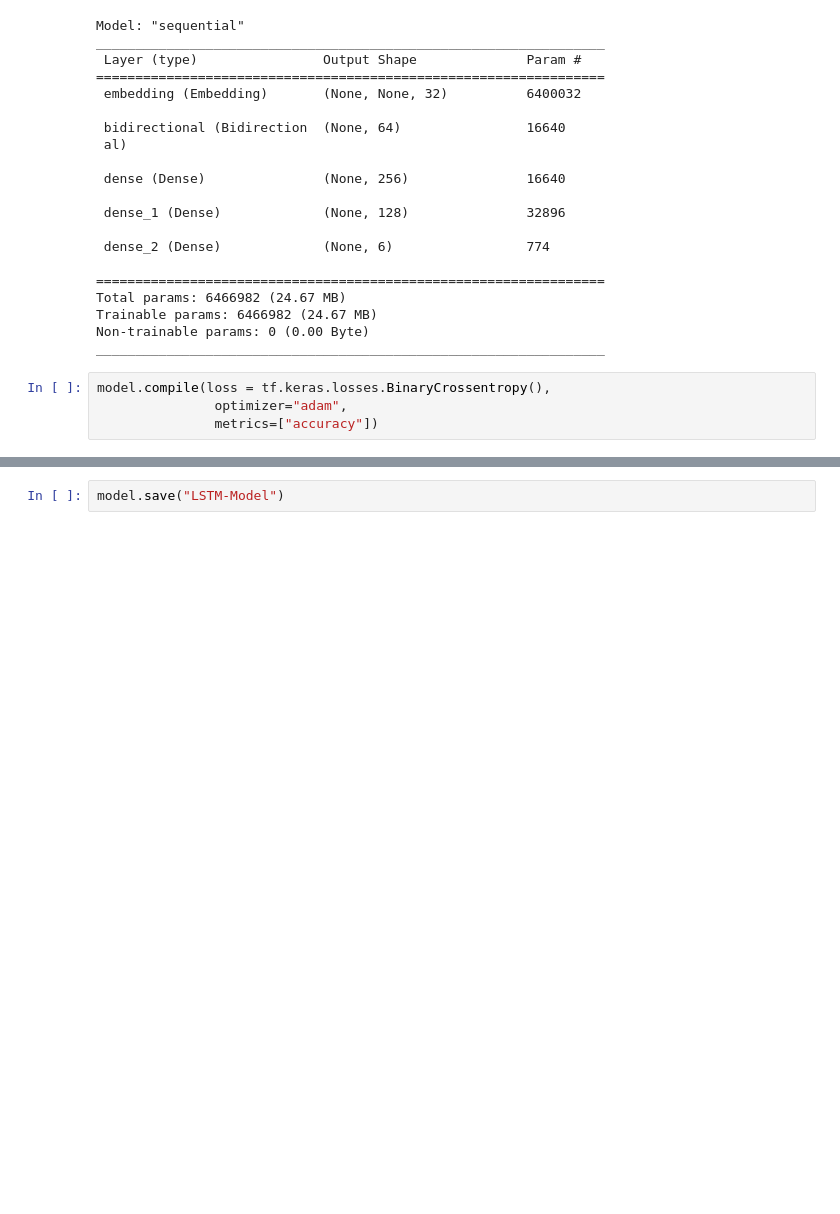
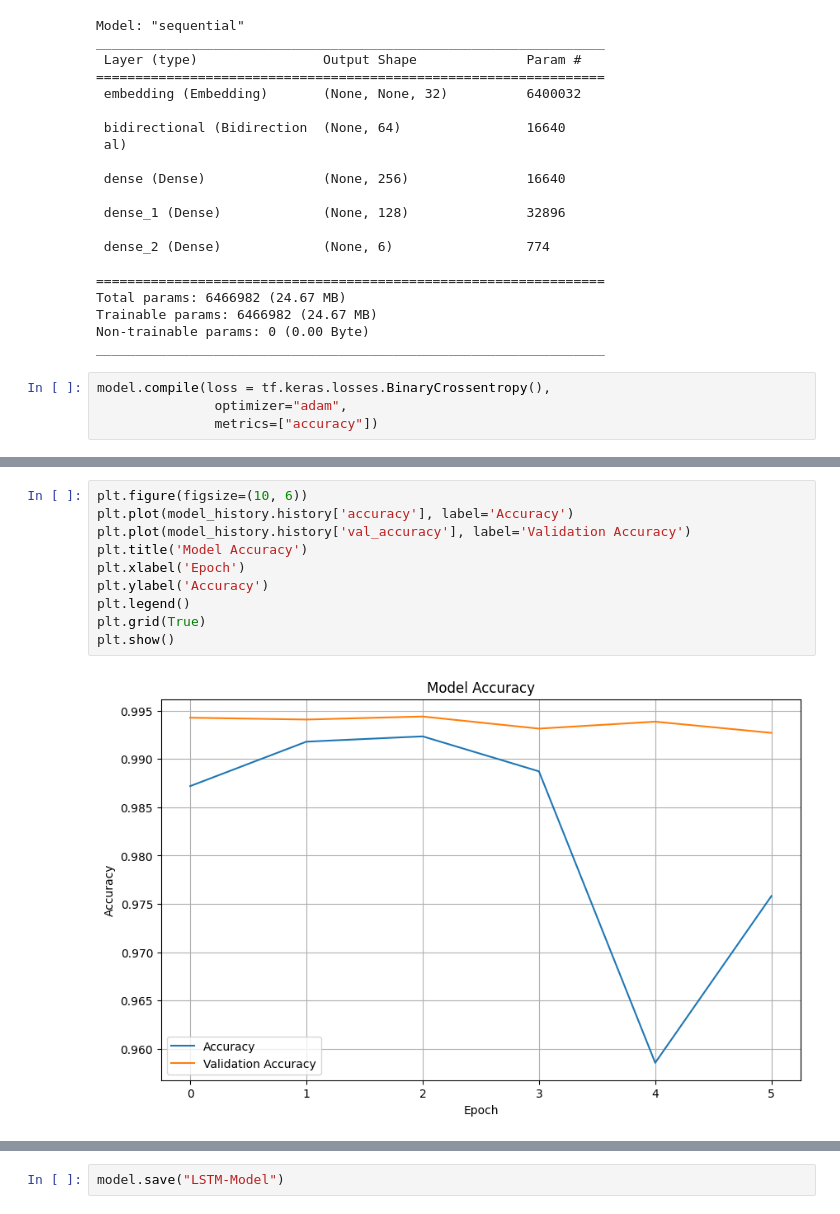
Before and after one commit to nilaydatta1234/Toxicity-Classifier, a Jupyter notebook: Toxicity.ipynb, the cells around one changed output, grey strips where cells are left out. Cells and saved outputs as stored; diff of their text form; blank space fills up the shorter version.

Commit message:
Updated Prediction for LSTM Model

```diff
--- a/Toxicity.ipynb
+++ b/Toxicity.ipynb
@@ -186,0 +242,12 @@ Epoch 4/10
+# %%
+plt.figure(figsize=(10, 6))
+plt.plot(model_history.history['accuracy'], label='Accuracy')
+plt.plot(model_history.history['val_accuracy'], label='Validation Accuracy')
+plt.title('Model Accuracy')
+plt.xlabel('Epoch')
+plt.ylabel('Accuracy')
+plt.legend()
+plt.grid(True)
+plt.show()
+# %% [output]
+[figure, added]
```
Also changed, not shown: parts of 45 cells of this notebook, 1 other file.
